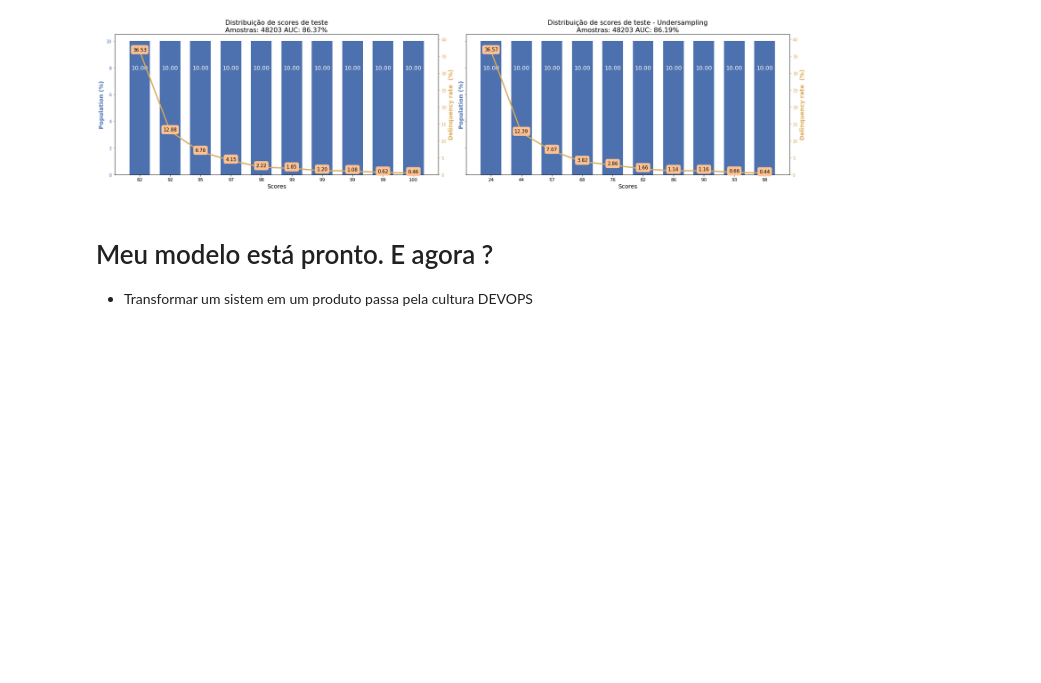
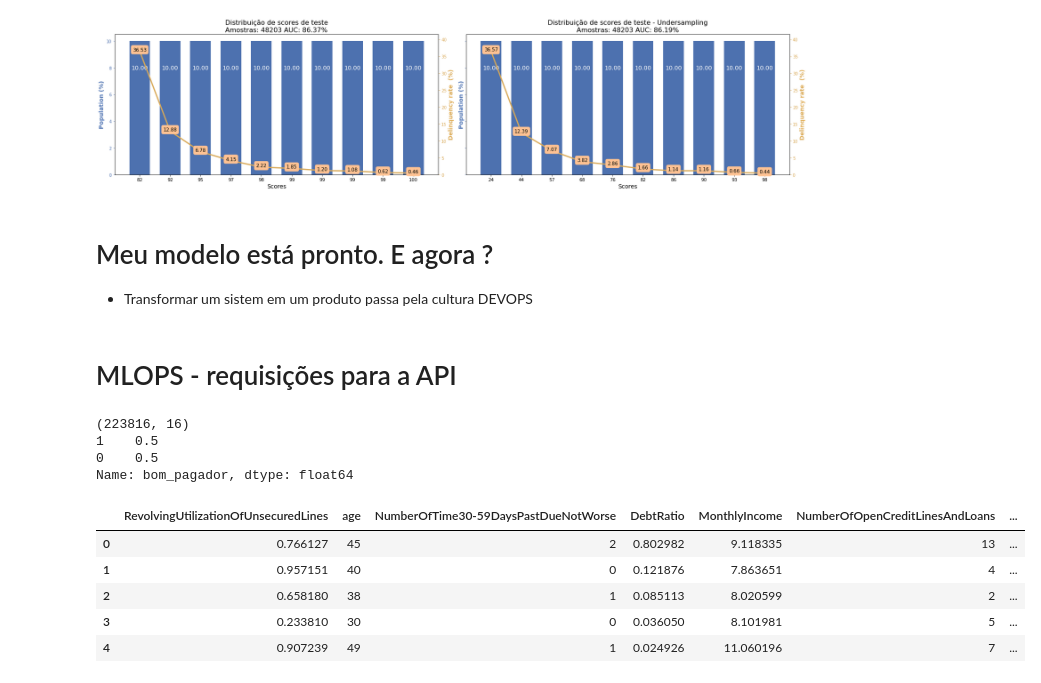
Before and after one commit to marciopalheta/mlops-deploy, a Jupyter notebook: notebooks/Modelagem.ipynb, the cells around one changed output. Drawn from its saved outputs; the diff is of its cells as text; code cells hidden in the pictures; blank space fills up the shorter version.

```diff
--- a/notebooks/Modelagem.ipynb
+++ b/notebooks/Modelagem.ipynb
@@ -646,3 +646,26 @@ pickle.dump(final_model_under, open(file_name, "wb"))
 # load
 file_name = 'xgboost_undersampling.pkl'
 xgb_model_loaded = pickle.load(open(file_name, "rb"))
+# %% [markdown]
+# MLOPS - requisições para a API
+# %%
+df_temp = df_treino.dropna()
+
+X = df_temp.loc[:, 'RevolvingUtilizationOfUnsecuredLines':]
+y = df_temp['target']
+
+df_req, target = get_resampling(X, y, by='oversampling_smote')
+print(df_req.shape)
+print(target.value_counts(normalize=alize=True))
+df_req.head()
+# %% [output]
+(223816, 16)
+1    0.5
+0    0.5
+Name: bom_pagador, dtype: float64
+|  | RevolvingUtilizationOfUnsecuredLines | age | NumberOfTime30-59DaysPastDueNotWorse | DebtRatio | MonthlyIncome | NumberOfOpenCreditLinesAndLoans | ... |
+| 0 | 0.766127 | 45 | 2 | 0.802982 | 9.118335 | 13 | ... |
+| 1 | 0.957151 | 40 | 0 | 0.121876 | 7.863651 | 4 | ... |
+| 2 | 0.658180 | 38 | 1 | 0.085113 | 8.020599 | 2 | ... |
+| 3 | 0.233810 | 30 | 0 | 0.036050 | 8.101981 | 5 | ... |
+| 4 | 0.907239 | 49 | 1 | 0.024926 | 11.060196 | 7 | ... |
```
Also changed, not shown: parts of 8 cells of this notebook, 1 other file.
